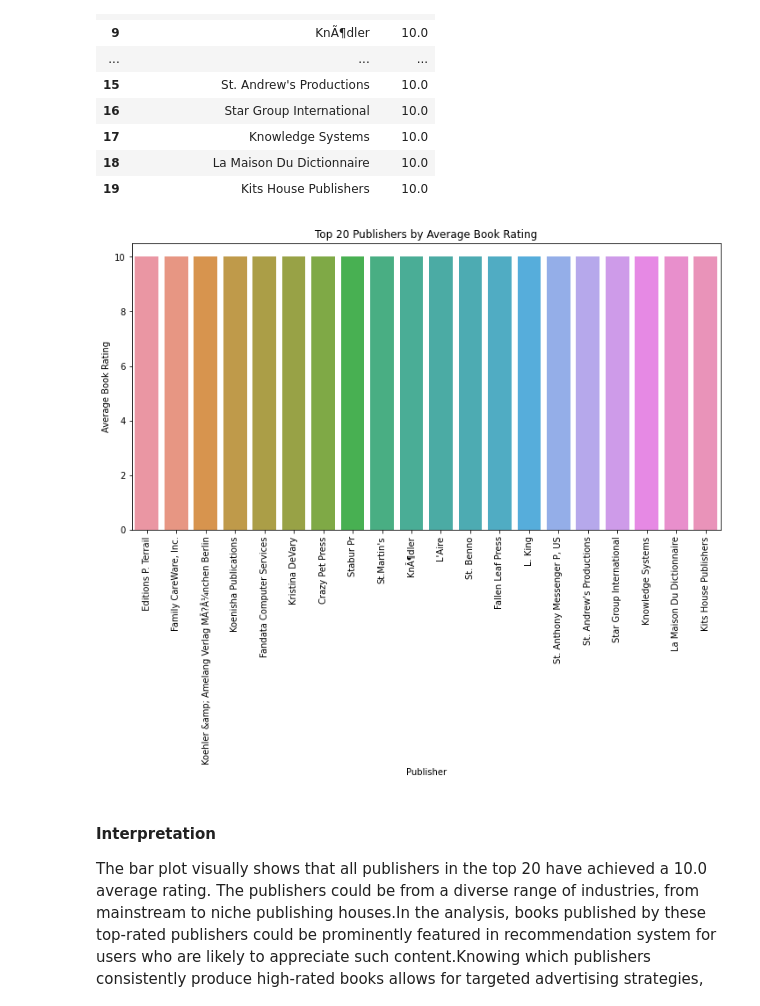
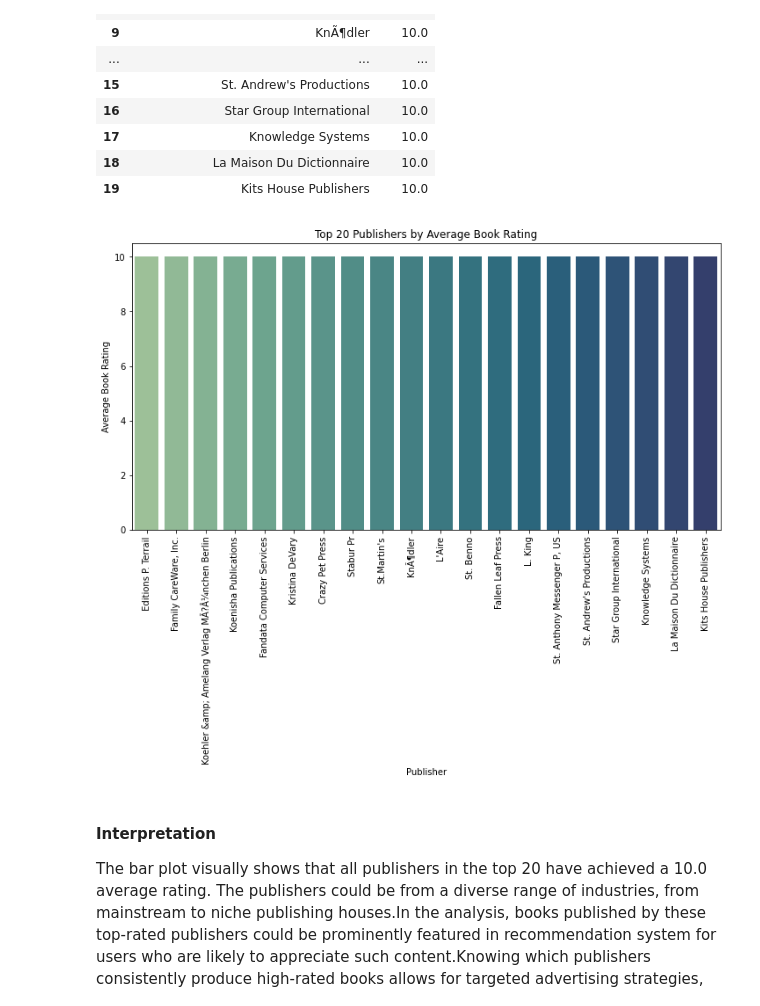
Before and after one commit to Mr-PeterMaina/PHASE-4, a Jupyter notebook: Book_Recommendation_System.ipynb, the cells around one changed output. Cells and saved outputs as stored; diff of their text form; code cells hidden in the pictures.

```diff
--- a/Phase4project.ipynb
+++ b/Book_Recommendation_System.ipynb
@@ -505,15 +511,18 @@ avg_ratings_publisher.head(20)
 | 19 | Kits House Publishers | 10.0 |
 # %%
 #Plot the graph
+# Define a custom color palette
+colors = sns.color_palette("crest", len(avg_ratings_publisher.head(20)))
+
 plt.figure(figsize=(12, 6))
-sns.barplot(x='Publisher', y='Rating', data=avg_ratings_publisher.head(20))
+sns.barplot(x='Publisher', y='Rating', data=avg_ratings_publisher.head(20), palette=colors)
 plt.xticks(rotation=90)
 plt.title('Top 20 Publishers by Average Book Rating')
 plt.xlabel('Publisher')
 plt.ylabel('Average Book Rating')
 plt.show()
 # %% [output]
-[figure, old version]
+[figure, new version]
 # %% [markdown]
 #### Interpretation
 The bar plot visually shows that all publishers in the top 20 have achieved a 10.0 average rating. The publishers could be from a diverse range of industries, from mainstream to niche publishing houses.In the analysis, books published by these top-rated publishers could be prominently featured in recommendation system for users who are likely to appreciate such content.Knowing which publishers consistently produce high-rated books allows for targeted advertising strategies, particularly for niche books that may attract specific types of readers. We might also conclude that publishers with few ratings may not be as influential.
```
Also changed, not shown: parts of 31 cells of this notebook, 4 other files.
